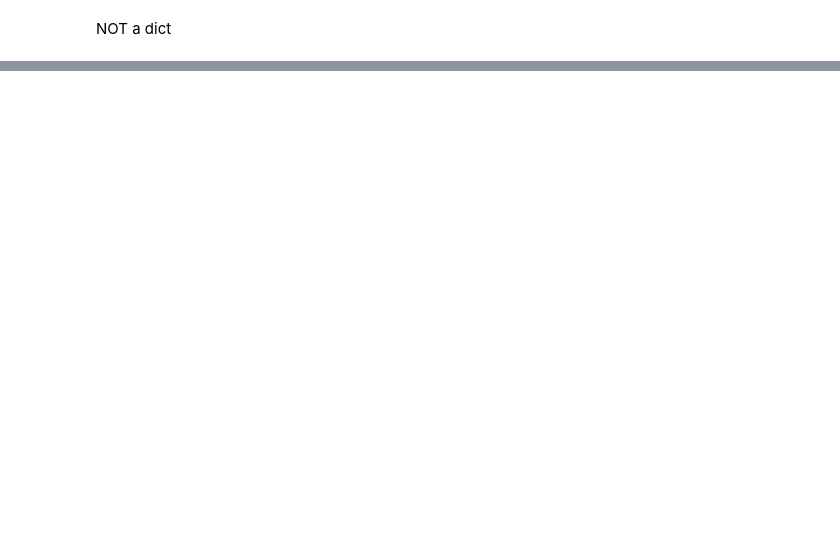
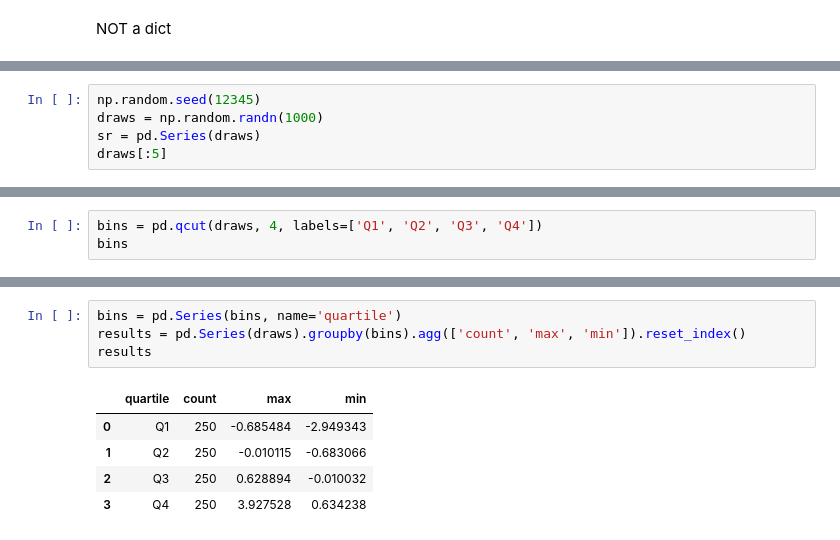
Before and after one commit to harshcurious/Some-ML-concepts, a Jupyter notebook: advanced-pandas.ipynb, the cells around one changed output, grey strips where cells are left out. Drawn from its saved outputs; the diff is of its cells as text; blank space fills up the shorter version.

```diff
--- a/advanced-pandas.ipynb
+++ b/advanced-pandas.ipynb
@@ -231,0 +284,5 @@ my_cats_2
+# %%
+np.random.seed(12345)
+draws = np.random.randn(1000)
+sr = pd.Series(draws)
+draws[:5]
@@ -231,0 +358,3 @@ my_cats_2
+# %%
+bins = pd.qcut(draws, 4, labels=['Q1', 'Q2', 'Q3', 'Q4'])
+bins
@@ -231,0 +407,10 @@ my_cats_2
+# %%
+bins = pd.Series(bins, name='quartile')
+results = pd.Series(draws).groupby(bins).agg(['count', 'max', 'min']).reset_index()
+results
+# %% [output]
+|  | quartile | count | max | min |
+| 0 | Q1 | 250 | -0.685484 | -2.949343 |
+| 1 | Q2 | 250 | -0.010115 | -0.683066 |
+| 2 | Q3 | 250 | 0.628894 | -0.010032 |
+| 3 | Q4 | 250 | 3.927528 | 0.634238 |
```
Also changed, not shown: parts of 46 cells of this notebook.
